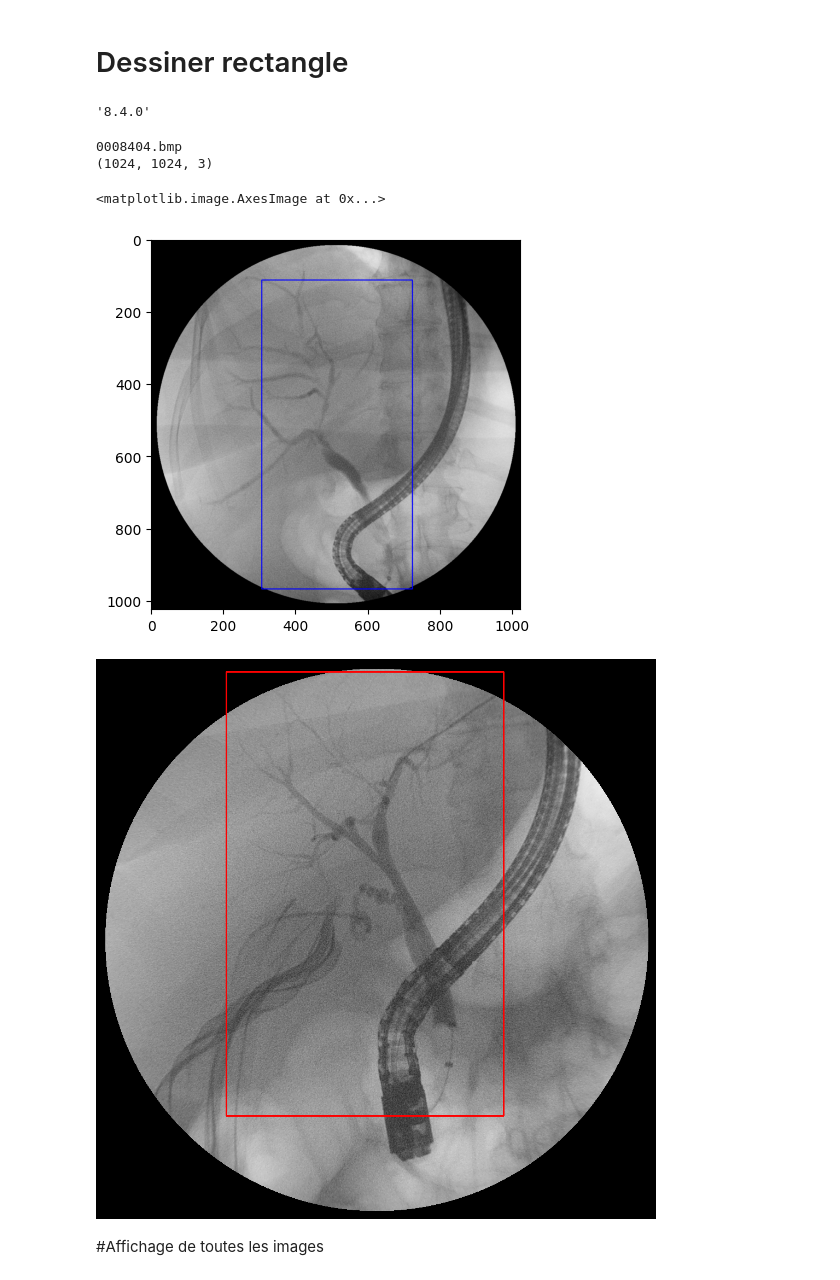
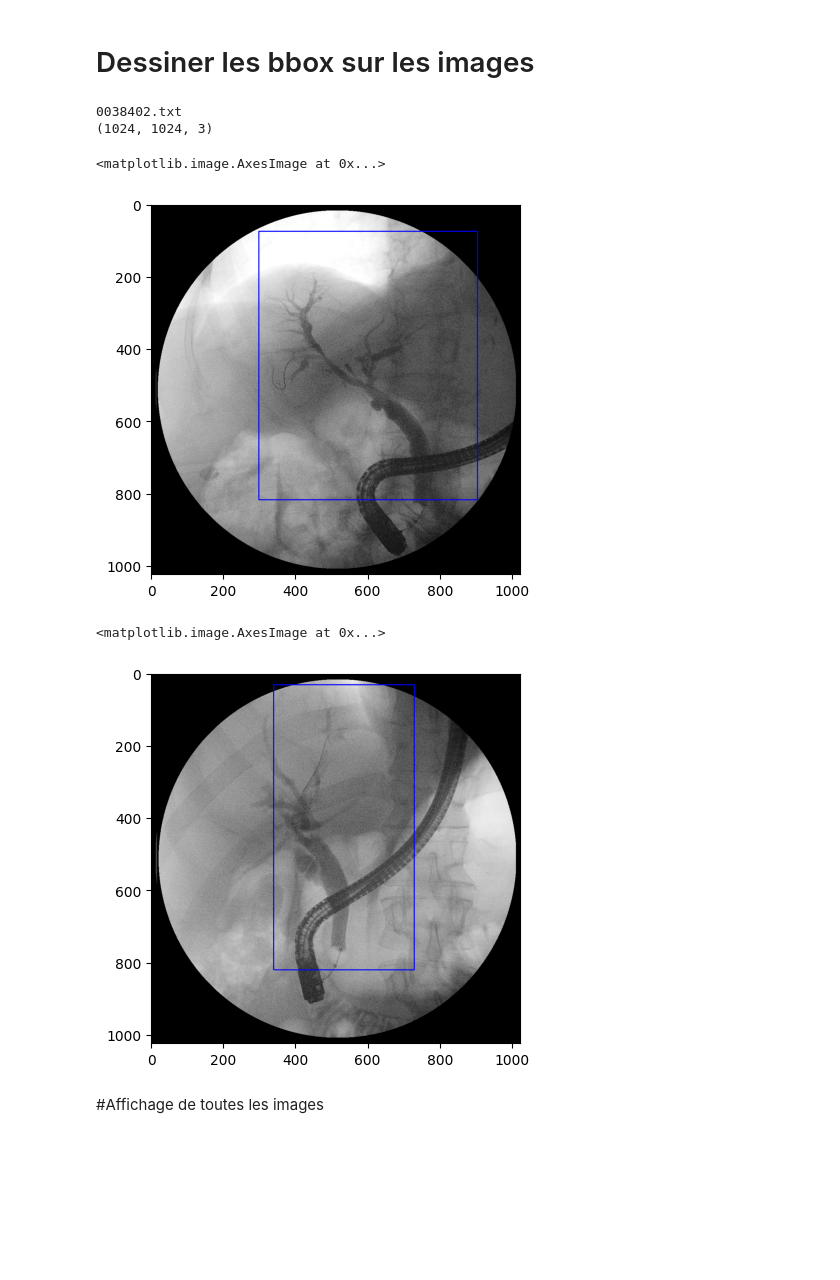
Before and after one commit to pidoux7/PLDAC, a Jupyter notebook: visualisation_and_data_augmentation/Image_vizualisation.ipynb, the cells around one changed output. Cells and saved outputs as stored; diff of their text form; code cells hidden in the pictures; blank space fills up the shorter version.

Commit message:
visualisation + data_augm

```diff
--- a/visualisation_and_data_augmentation/Image_vizualisation.ipynb
+++ b/visualisation_and_data_augmentation/Image_vizualisation.ipynb
@@ -67,19 +59,23 @@ path_images = "darknet/data/piford"
+# %%
+path_images = "original_images"
 # %%
 def load_images(path, gray_scale = False):
   """
   On charge les images et on les mets toutes avec les mêmes dimensions
   """
   images = []
-  names = os.listdir(path)
+  names = []
   for f in os.listdir(path):
-      img = None
-      if gray_scale :
-          img = cv2.imread(os.path.join(path, f), gray_scale)
-      else :
-          img = cv2.imread(os.path.join(path, f))
-      if img is not None:
-          img = cv2.resize(img, (1024,1024))
-          images.append(img)
+      if f[-4:] == '.bmp' :
+          img = None
+          if gray_scale :
+              img = cv2.imread(os.path.join(path, f), gray_scale)
+          else :
+              img = cv2.imread(os.path.join(path, f))
+          if img is not None:
+              img = cv2.resize(img, (1024,1024))
+              images.append(img)
+              names.append(f)
   return images, names
 
 images,names = load_images(path_images)
@@ -95,3 +83,5 @@ path_labels = "darknet/data/piford"
+# %%
+path_labels = "original_images"
 # %%
 def load_labels(path):
   """
@@ -116,5 +101,5 @@ print(labels)
-# %% [markdown]
-# Dessiner rectangle
+# %% [markdown]
+# Dessiner les bbox sur les images
 # %%
 def rectangle(img,label):
   # load image
@@ -157,28 +142,24 @@ def rectangle_liste(img_liste,label_liste):
     img_modif =cv2.rectangle(img_modif, (x1, y1), (x2, y2), (0, 0, 255),thickness = 2)
     img_modif_liste.append(img_modif)
   return img_modif_liste
-# %%
-from PIL import Image
-PIL.__version__
-# %% [output]
-'8.4.0'
 # %%
 l = rectangle_liste(images[0:5],labels[0:5])
 print(names[0])
 print(l[0].shape)
 plt.imshow(l[4])
 # %% [output]
-0008404.bmp
+0038402.txt
 (1024, 1024, 3)
 <matplotlib.image.AxesImage at 0x...>
-[figure, old version]
+[figure, new version]
 # %%
 num_image = 2
-file_name = str("darknet/data/piford/"+names[num_image][:-4]+".txt")
+file_name = str("original_images/"+names[num_image][:-4]+".txt")
 image_label = rectangle(images[num_image], file_name)
-cv2_imshow(image_label)
+plt.imshow(image_label)
 # %% [output]
+<matplotlib.image.AxesImage at 0x...>
-[figure, old version]
+[figure, new version]
 # %% [markdown]
 #Affichage de toutes les images
 # %%
```
Also changed, not shown: parts of 23 cells of this notebook, 1 other file.
